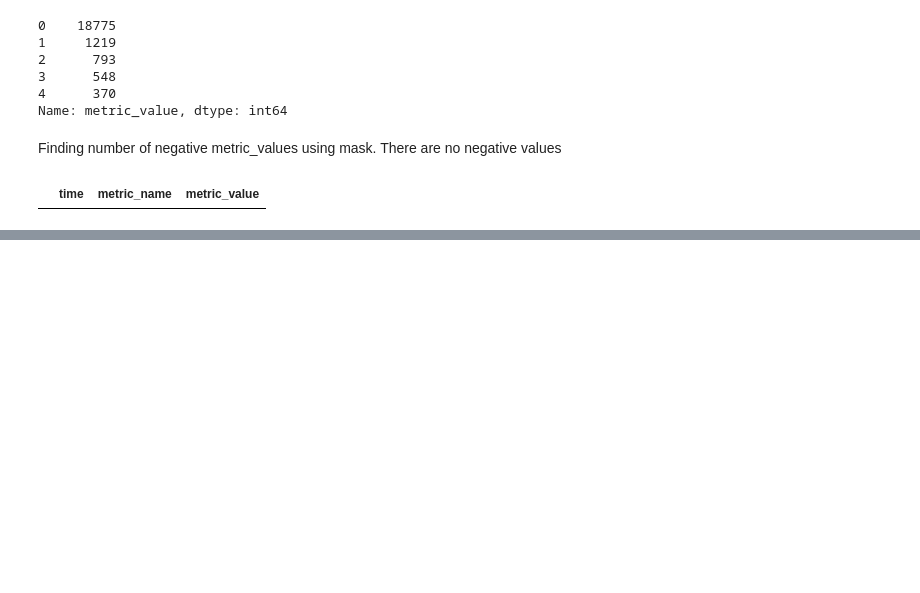
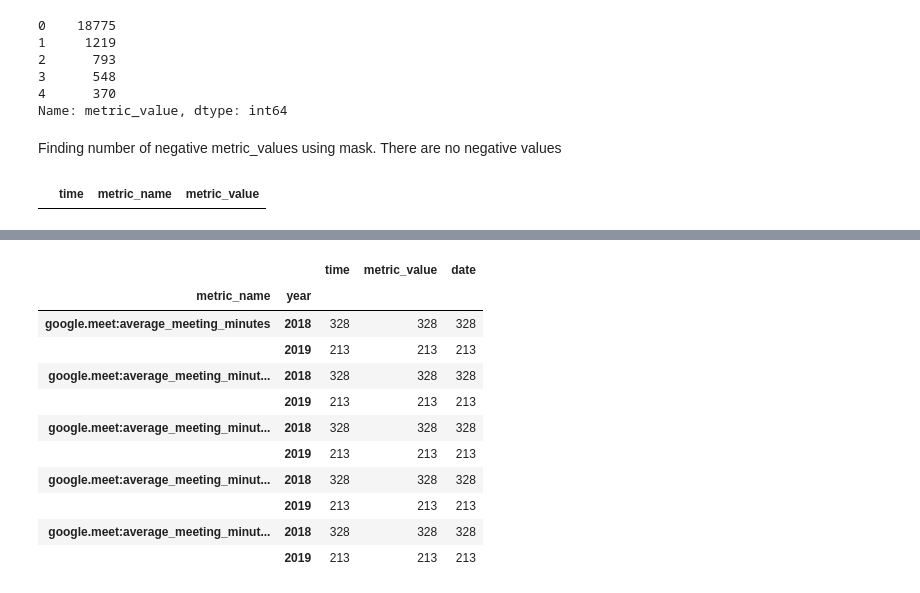
Before and after one commit to UNCG-CSE/G_Suite_Metrics, a Jupyter notebook: src/Anusha/Statistical evaluation of data_Google Meet.ipynb, the cells around one changed output, grey strips where cells are left out. Drawn from its saved outputs; the diff is of its cells as text; code cells hidden in the pictures; blank space fills up the shorter version.

```diff
--- a/src/Anusha/Statistical evaluation of data_Google Meet.ipynb
+++ b/src/Anusha/Statistical evaluation of data_Google Meet.ipynb
@@ -88,0 +204,15 @@ Meet[mask].head()
+# %%
+Meet.groupby(['metric_name', 'year']).count().head(10)
+# %% [output]
+|  |  | time | metric_value | date |
+| metric_name | year |  |  |  |
+| google.meet:average_meeting_minutes | 2018 | 328 | 328 | 328 |
+|  | 2019 | 213 | 213 | 213 |
+| google.meet:average_meeting_minut... | 2018 | 328 | 328 | 328 |
+|  | 2019 | 213 | 213 | 213 |
+| google.meet:average_meeting_minut... | 2018 | 328 | 328 | 328 |
+|  | 2019 | 213 | 213 | 213 |
+| google.meet:average_meeting_minut... | 2018 | 328 | 328 | 328 |
+|  | 2019 | 213 | 213 | 213 |
+| google.meet:average_meeting_minut... | 2018 | 328 | 328 | 328 |
+|  | 2019 | 213 | 213 | 213 |
```
Also changed, not shown: parts of 38 cells of this notebook, 3 other files.
